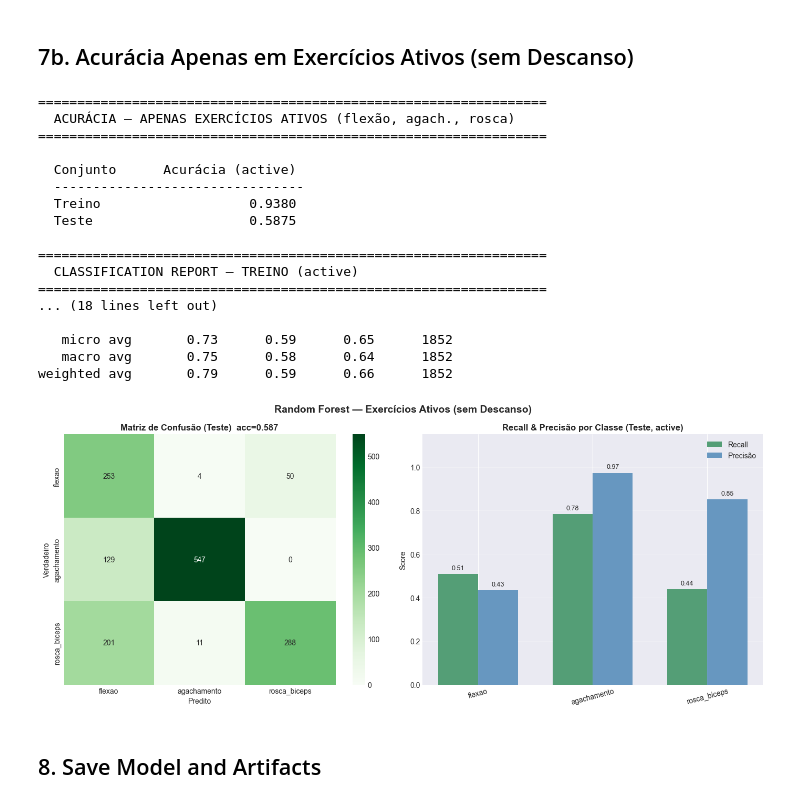
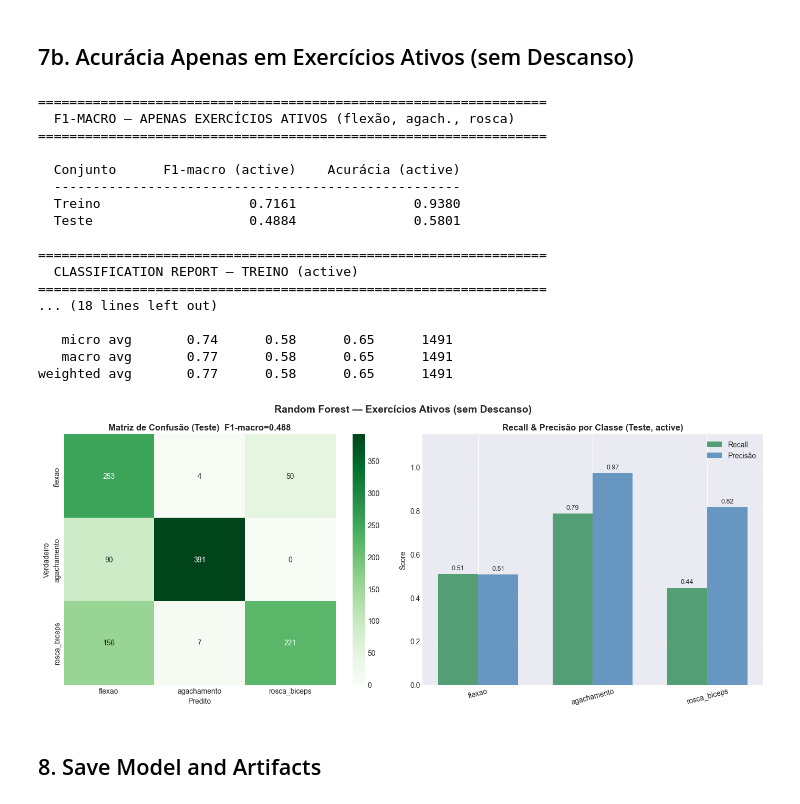
Before and after one commit to RafaelLuckner/RACE, a Jupyter notebook: 2-random_forest_training.ipynb, the cells around one changed output. Cells and saved outputs as stored; diff of their text form; code cells hidden in the pictures.

```diff
--- a/2-random_forest_training.ipynb
+++ b/2-random_forest_training.ipynb
@@ -269,11 +269,12 @@ def undersample_training_data(X_split, y_split, random_state=42):
     )
 
 X_train, y_train = undersample_training_data(X_train, y_train)
+X_test, y_test = undersample_training_data(X_test, y_test, random_state=42)
 
 print(f"Fold detalhado: teste em {TEST_PARTICIPANT}")
 print(f"  Treino: {len(X_train):,} janelas | participantes: {sorted(meta_train['participant_id'].unique())}")
 print(f"  Teste:  {len(X_test):,} janelas | participante: {TEST_PARTICIPANT}")
-print("  O teste não sofre balanceamento.")
+print("  Treino e teste balanceados por undersampling.")
 # %% [output]
 Fold detalhado: teste em rodrigo
   Treino: 8,996 janelas | participantes: ['leticia', 'paulo', 'rafael']
@@ -348,6 +349,9 @@ for train_index, test_index in logo.split(X, y_encoded, groups=meta["participant
 
     X_fold_train, y_fold_train = undersample_training_data(
         X_fold_train, y_fold_train, random_state=42
+    )
+    X_fold_test, y_fold_test = undersample_training_data(
+        X_fold_test, y_fold_test, random_state=42
     )
     fold_pipe = clone(pipe)
     fold_pipe.fit(X_fold_train, y_fold_train)
@@ -372,8 +376,8 @@ print(
 )
 
 pipe.fit(X_train, y_train)
+print(f"Amostras de treino: {len(X_train):,} | Features: {X_train.shape[1]}")
 print(f"\nModelo detalhado treinado para o fold com teste em {TEST_PARTICIPANT}.")
-print(f"Amostras de treino: {len(X_train):,} | Features: {X_train.shape[1]}")
 # %% [output]
 Resultados Leave-One-Subject-Out:
 |  | test_participant | train_windows | test_windows | accuracy | f1_weighted | f1_macro |
@@ -495,14 +732,16 @@ active_names = [reverse_label_map[i] for i in sorted(active_label_values)]
 
 acc_train_active = accuracy_score(y_train_active, y_train_pred_act)
 acc_test_active  = accuracy_score(y_test_active,  y_test_pred_act)
+f1_macro_train_active = f1_score(y_train_active, y_train_pred_act, average="macro", zero_division=0)
+f1_macro_test_active  = f1_score(y_test_active,  y_test_pred_act,  average="macro", zero_division=0)
 
 print("=" * 65)
-print("  ACURÁCIA — APENAS EXERCÍCIOS ATIVOS (flexão, agach., rosca)")
+print("  F1-MACRO — APENAS EXERCÍCIOS ATIVOS (flexão, agach., rosca)")
 print("=" * 65)
-print(f"\n  {'Conjunto':<12} {'Acurácia (active)':>18}")
-print(f"  {'-'*32}")
-print(f"  {'Treino':<12} {acc_train_active:>18.4f}")
-print(f"  {'Teste':<12} {acc_test_active:>18.4f}")
+print(f"\n  {'Conjunto':<12} {'F1-macro (active)':>18} {'Acurácia (active)':>20}")
+print(f"  {'-'*52}")
+print(f"  {'Treino':<12} {f1_macro_train_active:>18.4f} {acc_train_active:>20.4f}")
+print(f"  {'Teste':<12} {f1_macro_test_active:>18.4f} {acc_test_active:>20.4f}")
 
 print(f"\n{'='*65}")
 print("  CLASSIFICATION REPORT — TREINO (active)")
@@ -532,45 +771,46 @@ fig.suptitle('Random Forest — Exercícios Ativos (sem Descanso)',
 
 sns.heatmap(cm_active, annot=True, fmt='d', cmap='Greens', ax=axes[0],
             xticklabels=active_names, yticklabels=active_names)
-axes[0].set_title(f'Matriz de Confusão (Teste)  acc={acc_test_active:.3f}',
+axes[0].set_title(f'Matriz de Confusão (Teste)  F1-macro={f1_macro_test_active:.3f}',
                   fontweight='bold')
 axes[0].set_ylabel('Verdadeiro'); axes[0].set_xlabel('Predito')
 
 rec  = [report_active[c]['recall']    for c in active_names]
 prec = [report_active[c]['precision'] for c in active_names]
 x = np.arange(len(active_names))
 w = 0.35
 axes[1].bar(x - w/2, rec,  w, label='Recall',    color='seagreen',  alpha=0.8)
 axes[1].bar(x + w/2, prec, w, label='Precisão',  color='steelblue', alpha=0.8)
 axes[1].set_xticks(x); axes[1].set_xticklabels(active_names, rotation=15)
 axes[1].set_ylim([0, 1.15]); axes[1].set_ylabel('Score')
 axes[1].set_title('Recall & Precisão por Classe (Teste, active)', fontweight='bold')
 axes[1].legend(); axes[1].grid(axis='y', alpha=0.3)
 for i, (r, p) in enumerate(zip(rec, prec)):
     axes[1].text(i - w/2, r + 0.02, f'{r:.2f}', ha='center', fontsize=9)
     axes[1].text(i + w/2, p + 0.02, f'{p:.2f}', ha='center', fontsize=9)
 
 plt.tight_layout()
+
 plt.show()
 # %% [output]
 =================================================================
-  ACURÁCIA — APENAS EXERCÍCIOS ATIVOS (flexão, agach., rosca)
+  F1-MACRO — APENAS EXERCÍCIOS ATIVOS (flexão, agach., rosca)
 =================================================================
 
-  Conjunto      Acurácia (active)
-  --------------------------------
-  Treino                   0.9380
-  Teste                    0.5875
+  Conjunto      F1-macro (active)    Acurácia (active)
+  ----------------------------------------------------
+  Treino                   0.7161               0.9380
+  Teste                    0.4884               0.5801
 
 =================================================================
   CLASSIFICATION REPORT — TREINO (active)
 =================================================================
 ... (18 lines left out)
 
-   micro avg       0.73      0.59      0.65      1852
-   macro avg       0.75      0.58      0.64      1852
-weighted avg       0.79      0.59      0.66      1852
+   micro avg       0.74      0.58      0.65      1491
+   macro avg       0.77      0.58      0.65      1491
+weighted avg       0.77      0.58      0.65      1491
-[figure, old version]
+[figure, new version]
 # %% [markdown]
 ## 8. Save Model and Artifacts
 # %%
```
Also changed, not shown: parts of 9 cells of this notebook, 4 other files.
